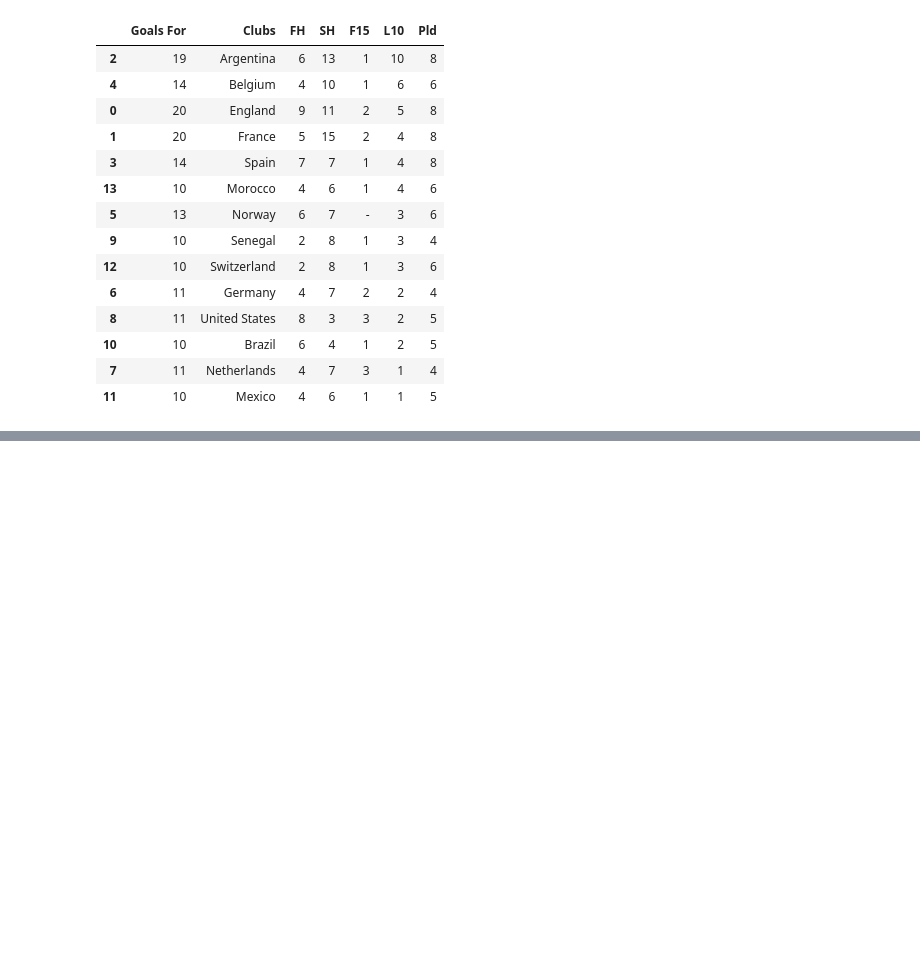
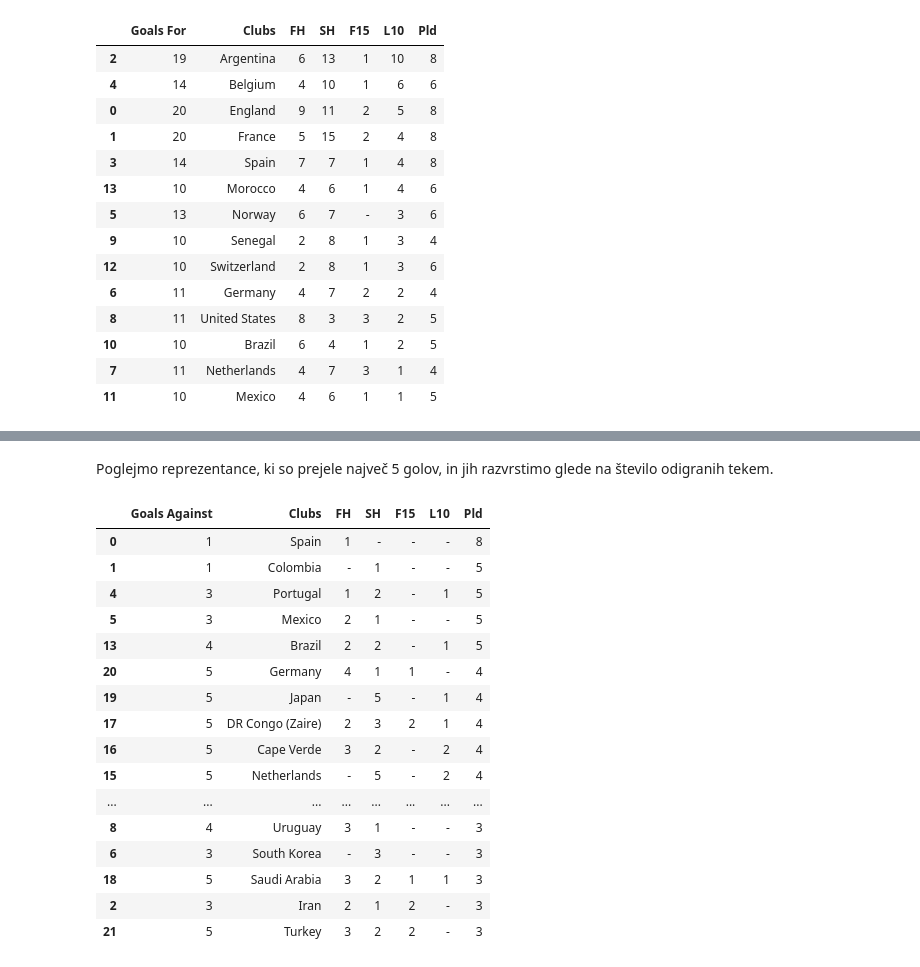
Before and after one commit to zalakmetic/UVP_projektna_naloga, a Jupyter notebook: analiza.ipynb, the cells around one changed output, grey strips where cells are left out. Saved outputs shown, nothing was run; the diff lists cells and outputs as text; code cells hidden in the pictures; blank space fills up the shorter version.

```diff
--- a/analiza.ipynb
+++ b/analiza.ipynb
@@ -190,0 +206,23 @@ vsaj_10_golov.sort_values("L10", ascending=False)
+# %% [markdown]
+Poglejmo reprezentance, ki so prejele največ 5 golov, in jih razvrstimo glede na število odigranih tekem.
+# %%
+najvec_5_prejetih = goals_against[goals_against["Goals Against"] <= 5]
+najvec_5_prejetih.sort_values("Pld", ascending=False)
+# %% [output]
+|  | Goals Against | Clubs | FH | SH | F15 | L10 | Pld |
+| 0 | 1 | Spain | 1 | - | - | - | 8 |
+| 1 | 1 | Colombia | - | 1 | - | - | 5 |
+| 4 | 3 | Portugal | 1 | 2 | - | 1 | 5 |
+| 5 | 3 | Mexico | 2 | 1 | - | - | 5 |
+| 13 | 4 | Brazil | 2 | 2 | - | 1 | 5 |
+| 20 | 5 | Germany | 4 | 1 | 1 | - | 4 |
+| 19 | 5 | Japan | - | 5 | - | 1 | 4 |
+| 17 | 5 | DR Congo (Zaire) | 2 | 3 | 2 | 1 | 4 |
+| 16 | 5 | Cape Verde | 3 | 2 | - | 2 | 4 |
+| 15 | 5 | Netherlands | - | 5 | - | 2 | 4 |
+| ... | ... | ... | ... | ... | ... | ... | ... |
+| 8 | 4 | Uruguay | 3 | 1 | - | - | 3 |
+| 6 | 3 | South Korea | - | 3 | - | - | 3 |
+| 18 | 5 | Saudi Arabia | 3 | 2 | 1 | 1 | 3 |
+| 2 | 3 | Iran | 2 | 1 | 2 | - | 3 |
+| 21 | 5 | Turkey | 3 | 2 | 2 | - | 3 |
```
Also changed, not shown: parts of 10 cells of this notebook.
